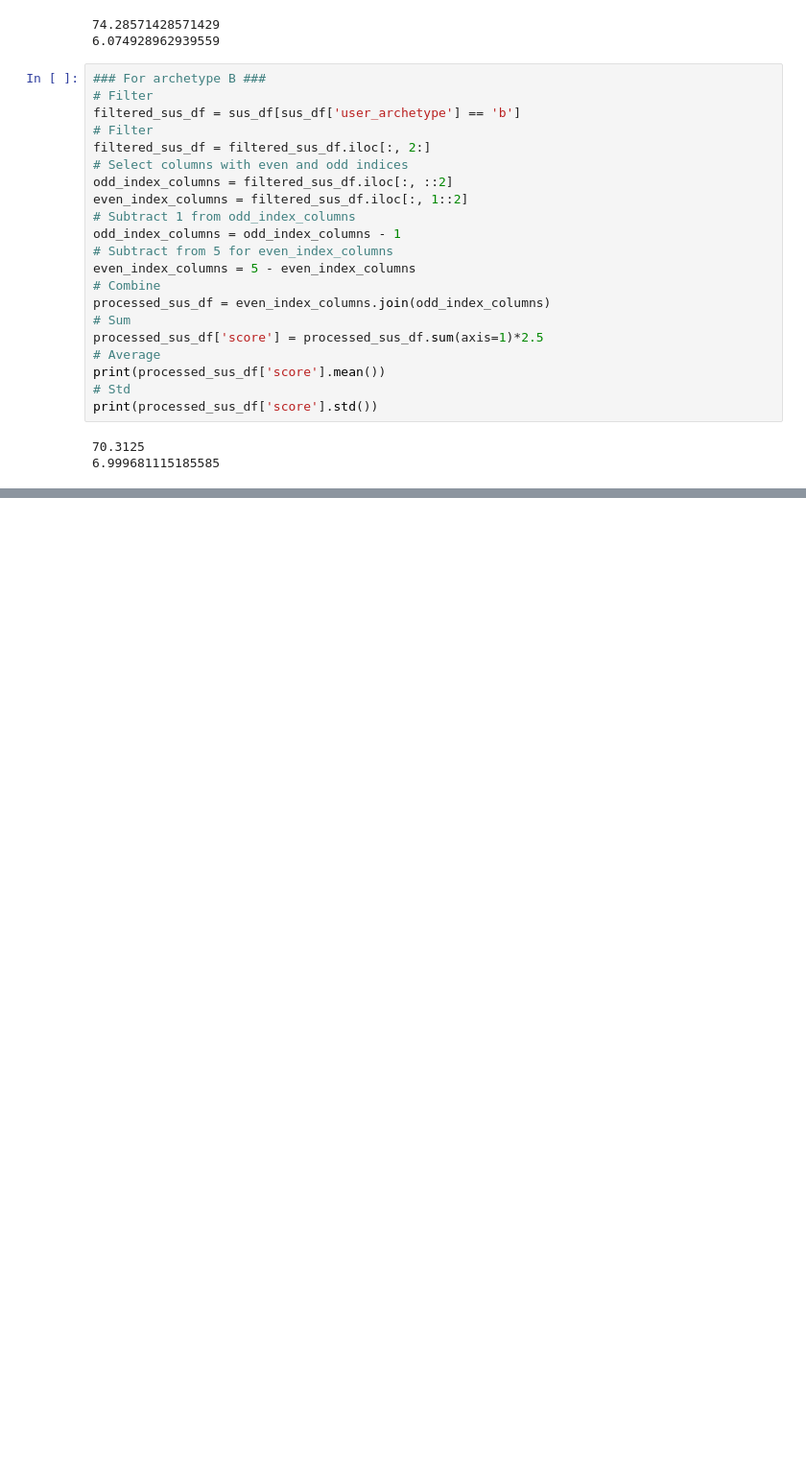
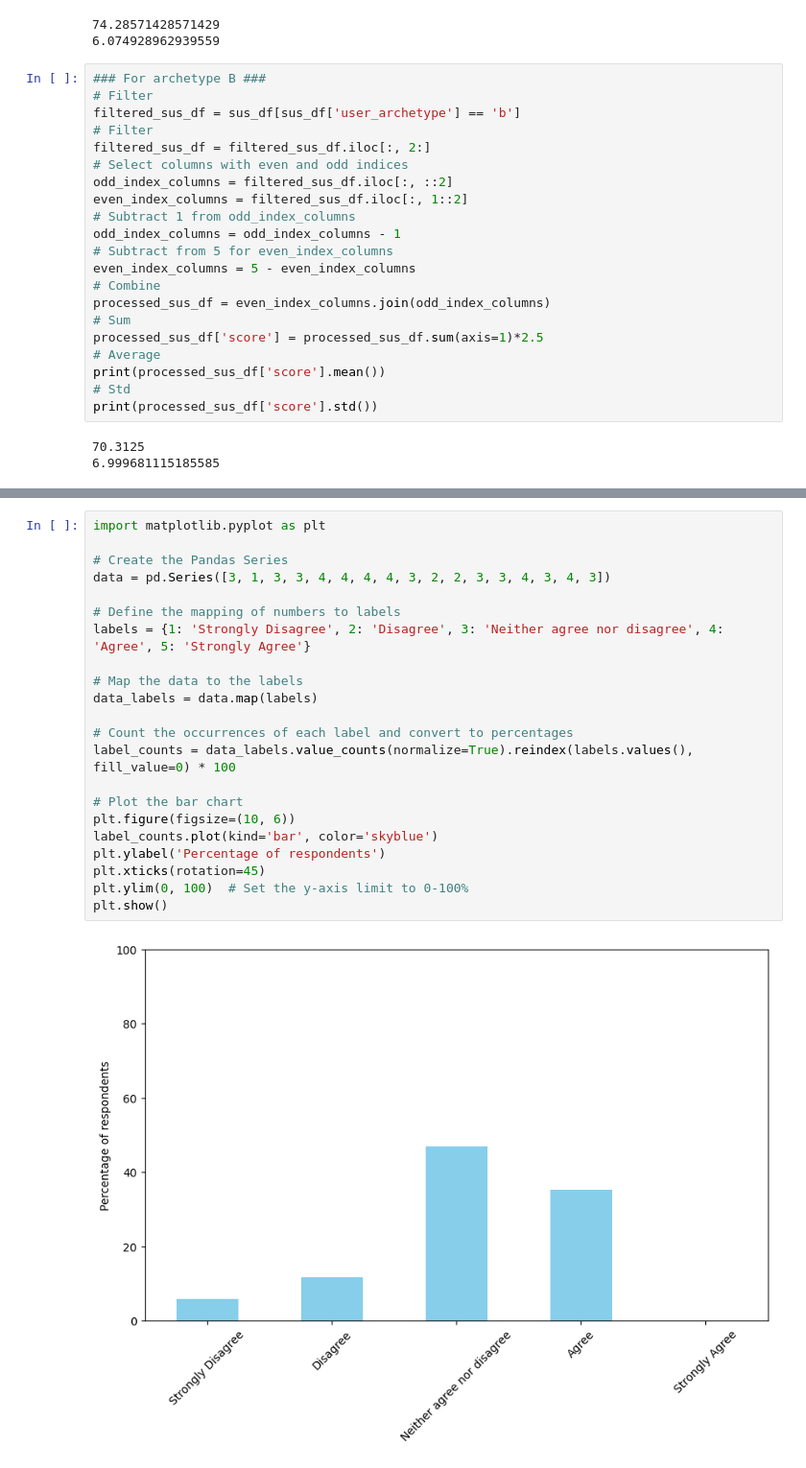
Before and after one commit to WilliamBolton/cdss_demo, a Jupyter notebook: cdss_1/cdss_1/sus_analysis.ipynb, the cells around one changed output, grey strips where cells are left out. Shown: that part at 96% size. Cells and saved outputs as stored; diff of their text form; blank space fills up the shorter version.

```diff
--- a/cdss_1/cdss_1/sus_analysis.ipynb
+++ b/cdss_1/cdss_1/sus_analysis.ipynb
@@ -95,0 +123,24 @@ print(processed_sus_df['score'].std())
+# %%
+import matplotlib.pyplot as plt
+
+# Create the Pandas Series
+data = pd.Series([3, 1, 3, 3, 4, 4, 4, 4, 3, 2, 2, 3, 3, 4, 3, 4, 3])
+
+# Define the mapping of numbers to labels
+labels = {1: 'Strongly Disagree', 2: 'Disagree', 3: 'Neither agree nor disagree', 4: 'Agree', 5: 'Strongly Agree'}
+
+# Map the data to the labels
+data_labels = data.map(labels)
+
+# Count the occurrences of each label and convert to percentages
+label_counts = data_labels.value_counts(normalize=True).reindex(labels.values(), fill_value=0) * 100
+
+# Plot the bar chart
+plt.figure(figsize=(10, 6))
+label_counts.plot(kind='bar', color='skyblue')
+plt.ylabel('Percentage of respondents')
+plt.xticks(rotation=45)
+plt.ylim(0, 100)  # Set the y-axis limit to 0-100%
+plt.show()
+# %% [output]
+[figure, added]
```
Also changed, not shown: parts of 5 cells of this notebook, 22 other files.
